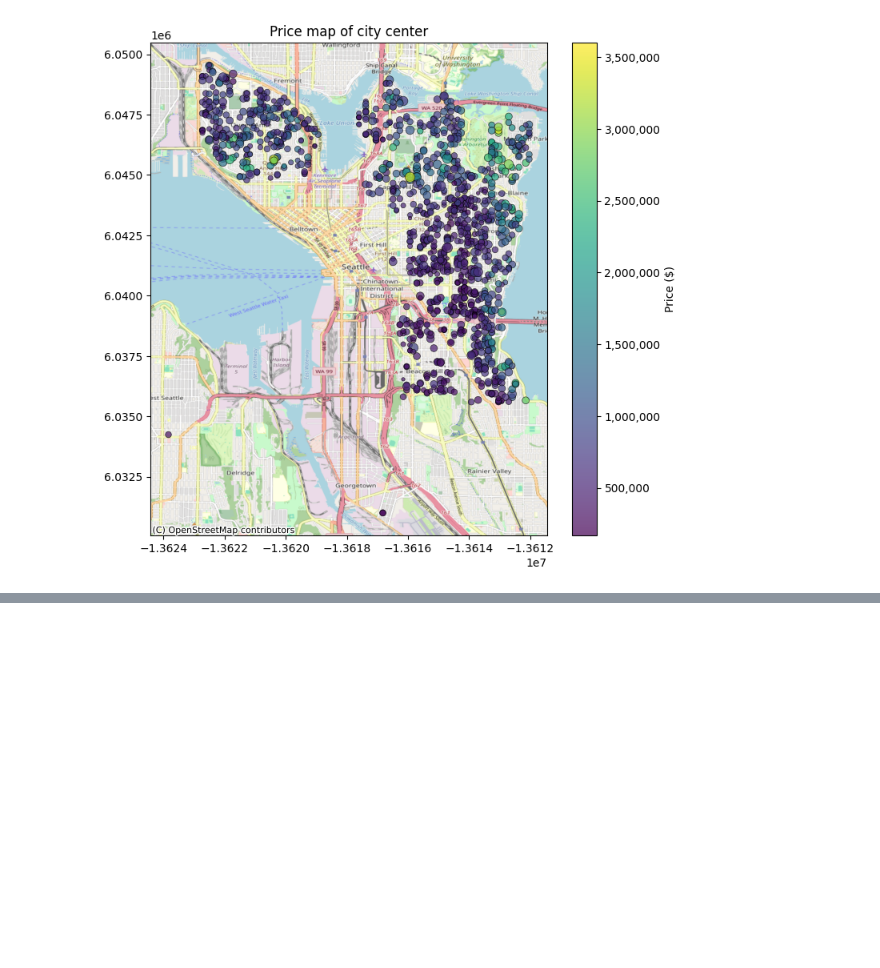
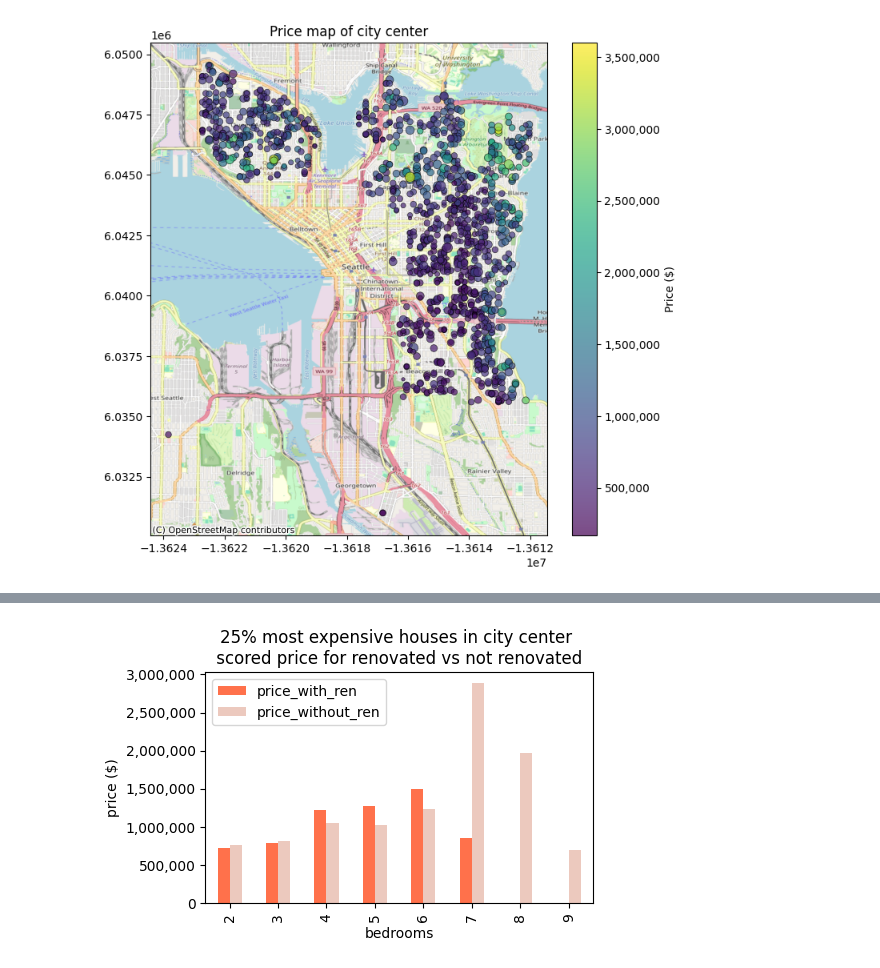
Before and after one commit to julialoeschel/eda-project-houses, a Jupyter notebook: EDA.ipynb, the cells around one changed output, grey strips where cells are left out. Saved outputs shown, nothing was run; the diff lists cells and outputs as text; code cells hidden in the pictures; blank space fills up the shorter version.

```diff
--- a/EDA.ipynb
+++ b/EDA.ipynb
@@ -516,0 +587,13 @@ Text(0.5, 1.0, 'Price map of city center')
+# %%
+
+#renovated_expensive_houses_in_center_area.groupby("bedrooms")['price'].mean().plot(kind="bar", x="bedrooms", y="prices")
+#not_renovated_expensive_houses_in_center_area.groupby("bedrooms")['price'].mean().plot(kind="bar", x="bedrooms", y="prices")
+
+renovation_df = pd.merge( renovated_expensive_houses_in_center_area.groupby("bedrooms")['price'].median().reset_index(), not_renovated_expensive_houses_in_center_area.groupby("bedrooms")['price'].median().reset_index(), on='bedrooms', how="outer").rename(columns={"price_x":"price_with_ren", "price_y":"price_without_ren"})
+
+ax = renovation_df.set_index("bedrooms")[["price_with_ren", "price_without_ren"]].plot(kind="bar", color=[colors["orange"], colors["beige"]])
+plt.ylabel('price ($)')
+plt.title('25% most expensive houses in city center \n scored price for renovated vs not renovated ')
+ax.yaxis.set_major_formatter(mtick.FuncFormatter(lambda x, _: f'{x:,.0f}'))
+# %% [output]
+[figure, added]
```
Also changed, not shown: parts of 13 cells of this notebook.
